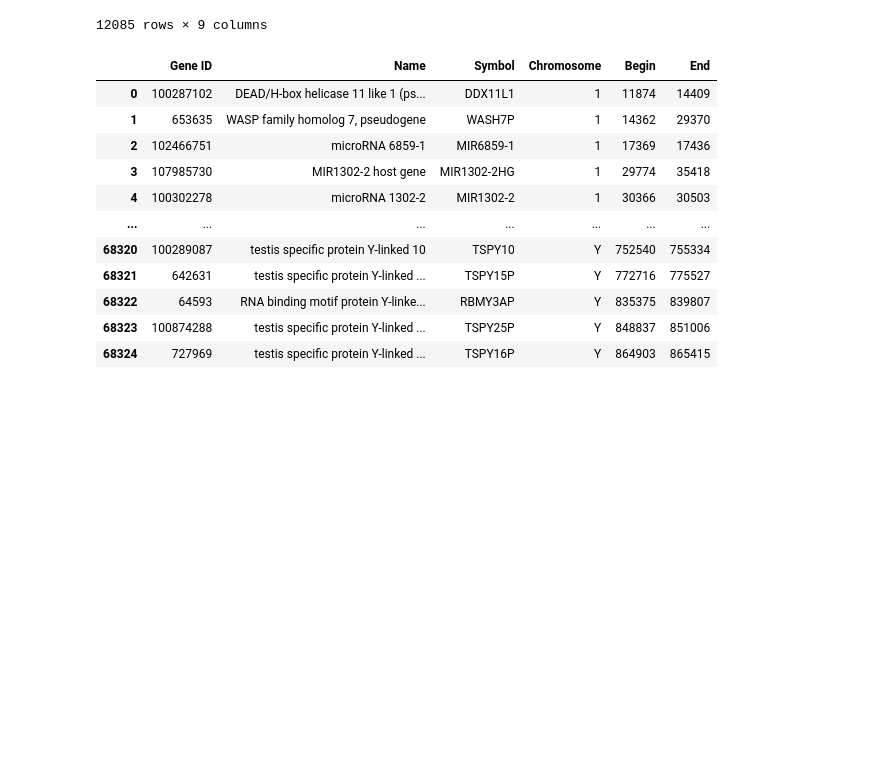
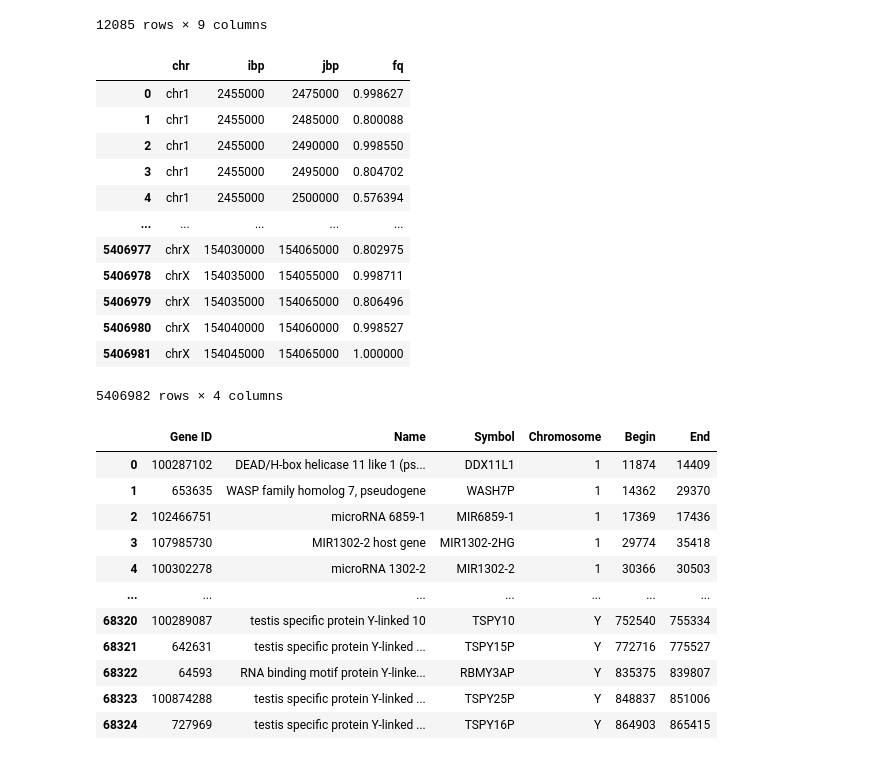
Before and after one commit to ldu3/chrompolymerDB_Project, a Jupyter notebook: Scripts/extraction.ipynb, the cells around one changed output. Cells and saved outputs as stored; diff of their text form; code cells hidden in the pictures; blank space fills up the shorter version.

Commit message:
changed the chromosome sequences name and fetch data logic

```diff
--- a/Scripts/extraction.ipynb
+++ b/Scripts/extraction.ipynb
@@ -23,6 +23,24 @@ df
 | 12083 | 154 | 155 | 1.000000 | 1.0 | 1.0 | 1.0 | 27885000 | 27890000 | 396.50110 |
 | 12084 | 155 | 155 | 1.000000 | 1.0 | 1.0 | 1.0 | 27890000 | 27890000 | 1360.20980 |
 12085 rows × 9 columns
+# %%
+file_path = "../Data/non_random_contacts/IMR_all_spe_cont_unique.csv.gz"
+new_df = pd.read_csv(file_path)
+new_df
+# %% [output]
+|  | chr | ibp | jbp | fq |
+| 0 | chr1 | 2455000 | 2475000 | 0.998627 |
+| 1 | chr1 | 2455000 | 2485000 | 0.800088 |
+| 2 | chr1 | 2455000 | 2490000 | 0.998550 |
+| 3 | chr1 | 2455000 | 2495000 | 0.804702 |
+| 4 | chr1 | 2455000 | 2500000 | 0.576394 |
+| ... | ... | ... | ... | ... |
+| 5406977 | chrX | 154030000 | 154065000 | 0.802975 |
+| 5406978 | chrX | 154035000 | 154055000 | 0.998711 |
+| 5406979 | chrX | 154035000 | 154065000 | 0.806496 |
+| 5406980 | chrX | 154040000 | 154060000 | 0.998527 |
+| 5406981 | chrX | 154045000 | 154065000 | 1.000000 |
+5406982 rows × 4 columns
 # %%
 file_path = "../Data/ncbi_dataset.tsv"
 gene_df = pd.read_csv(file_path, sep='\t')
```
Also changed, not shown: 4 other files.
